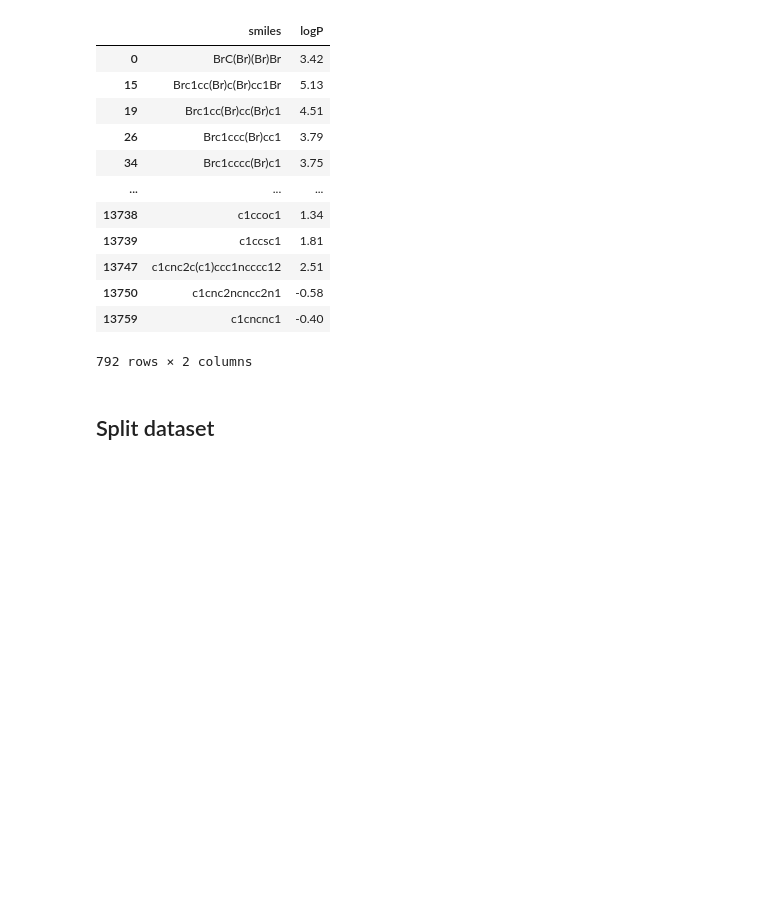
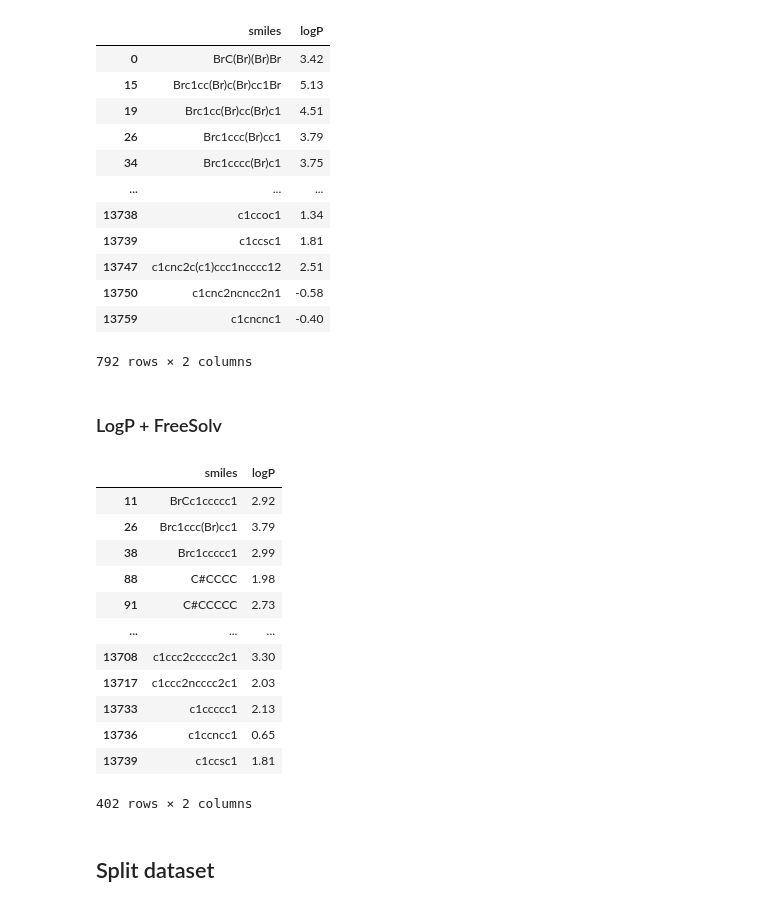
Before and after one commit to VEK239/StructGNN-lipophilicity, a Jupyter notebook: notebooks/22_MultiTask_Datasets.ipynb, the cells around one changed output. Drawn from its saved outputs; the diff is of its cells as text; code cells hidden in the pictures; blank space fills up the shorter version.

Commit message:
Create logP dataset without logp.json

```diff
--- a/notebooks/22_MultiTask_Datasets.ipynb
+++ b/notebooks/22_MultiTask_Datasets.ipynb
@@ -44,0 +64,6 @@ dataset_logS = pd.read_csv(os.path.join(DATASET_PATH, DATASET_NAMES[1]))
+# %%
+DATASET_PATH = '../data/3_final_data'
+DATASET_OUTPUT_PATH = '../data/raw/baselines/dmpnn'
+SMILES_COLUMN = 'smiles'
+VALUE_COLUMNS = ['logP','Energy']
+DATASET_NAMES = ['logp_wo_averaging.csv', 'freesolv.csv']
@@ -44,0 +75,3 @@ dataset_logS = pd.read_csv(os.path.join(DATASET_PATH, DATASET_NAMES[1]))
+# %%
+dataset_logP = pd.read_csv(os.path.join(DATASET_PATH, DATASET_NAMES[0]))
+dataset_Energy = pd.read_csv(os.path.join(DATASET_PATH, DATASET_NAMES[1]))
@@ -80,6 +126,24 @@ dataset_logP[dataset_logP[SMILES_COLUMN].isin(dataset_logS[SMILES_COLUMN])]
 | 13750 | c1cnc2ncncc2n1 | -0.58 |
 | 13759 | c1cncnc1 | -0.40 |
 792 rows × 2 columns
+# %% [markdown]
+### LogP + FreeSolv
+# %%
+dataset_logP[dataset_logP[SMILES_COLUMN].isin(dataset_Energy[SMILES_COLUMN])]
+# %% [output]
+|  | smiles | logP |
+| 11 | BrCc1ccccc1 | 2.92 |
+| 26 | Brc1ccc(Br)cc1 | 3.79 |
+| 38 | Brc1ccccc1 | 2.99 |
+| 88 | C#CCCC | 1.98 |
+| 91 | C#CCCCC | 2.73 |
+| ... | ... | ... |
+| 13708 | c1ccc2ccccc2c1 | 3.30 |
+| 13717 | c1ccc2ncccc2c1 | 2.03 |
+| 13733 | c1ccccc1 | 2.13 |
+| 13736 | c1ccncc1 | 0.65 |
+| 13739 | c1ccsc1 | 1.81 |
+402 rows × 2 columns
 # %% [markdown]
 ## Split dataset
 # %% [markdown]
```
Also changed, not shown: parts of 22 cells of this notebook, 12 other files.
